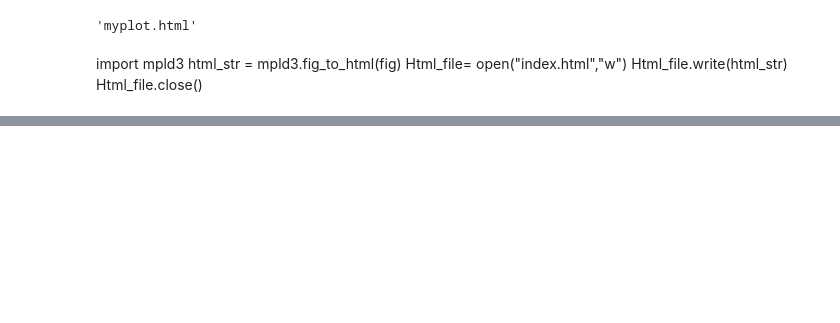
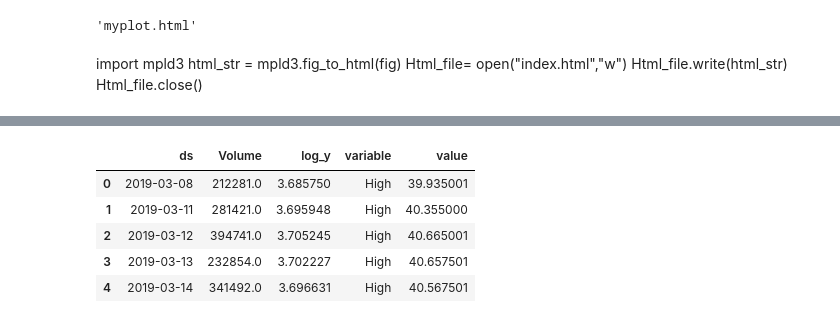
Before and after one commit to reejungkim/Time-Series-stock, a Jupyter notebook: forecasting stock price using fbprophet.ipynb, the cells around one changed output, grey strips where cells are left out. Cells and saved outputs as stored; diff of their text form; code cells hidden in the pictures; blank space fills up the shorter version.

```diff
--- a/forecasting stock price using fbprophet.ipynb
+++ b/forecasting stock price using fbprophet.ipynb
@@ -309,0 +319,10 @@ Html_file.close()
+# %%
+df_melt = df.melt(id_vars=['ds', 'Volume', 'log_y'])
+df_melt.head()
+# %% [output]
+|  | ds | Volume | log_y | variable | value |
+| 0 | 2019-03-08 | 212281.0 | 3.685750 | High | 39.935001 |
+| 1 | 2019-03-11 | 281421.0 | 3.695948 | High | 40.355000 |
+| 2 | 2019-03-12 | 394741.0 | 3.705245 | High | 40.665001 |
+| 3 | 2019-03-13 | 232854.0 | 3.702227 | High | 40.657501 |
+| 4 | 2019-03-14 | 341492.0 | 3.696631 | High | 40.567501 |
```
Also changed, not shown: parts of 19 cells of this notebook.
